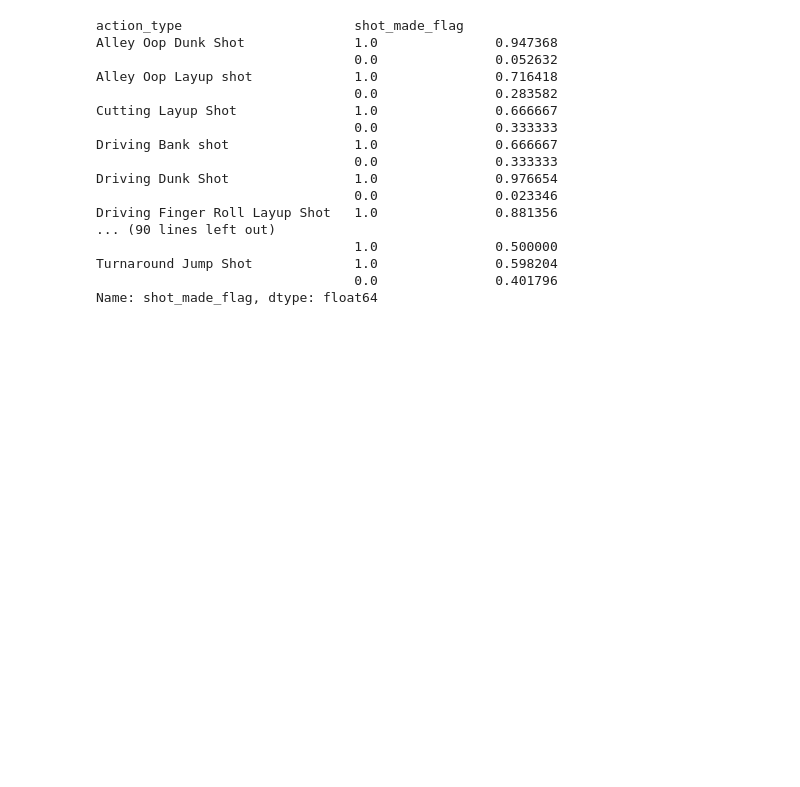
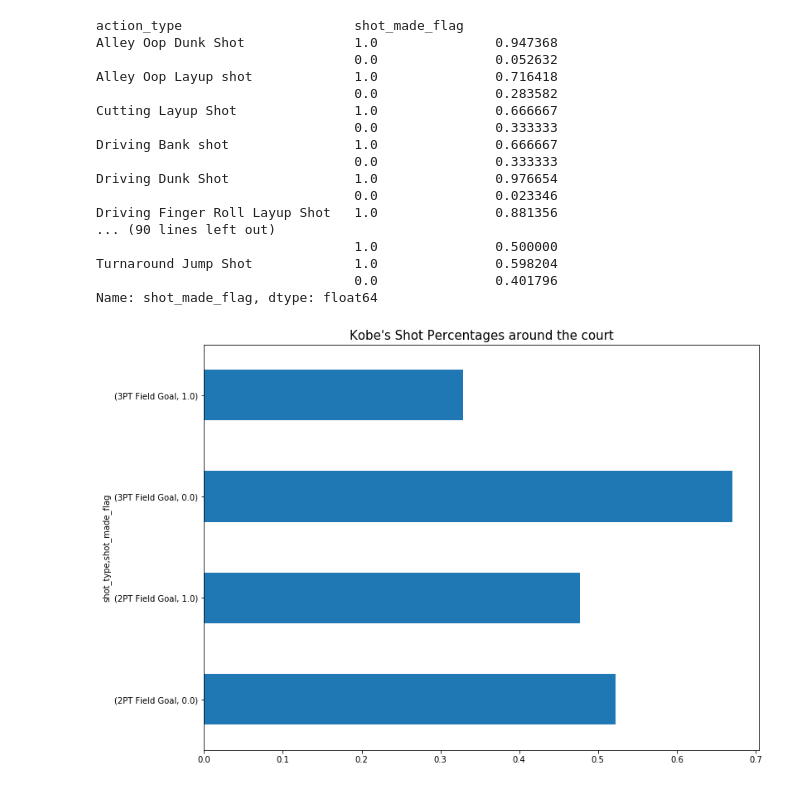
Before and after one commit to laternader/RIP24and2, a Jupyter notebook: kobe-EDA.ipynb, the cells around one changed output. Saved outputs shown, nothing was run; the diff lists cells and outputs as text; code cells hidden in the pictures; blank space fills up the shorter version.

Commit message:
finish more graphs

```diff
--- a/kobe-EDA.ipynb
+++ b/kobe-EDA.ipynb
@@ -137,3 +137,9 @@ Driving Finger Roll Layup Shot   1.0               0.881356
 Turnaround Jump Shot             1.0               0.598204
                                  0.0               0.401796
 Name: shot_made_flag, dtype: float64
+# %%
+plt.figure(figsize=(12,9))
+train.groupby('shot_type')['shot_made_flag'].value_counts(normalize=True).plot(kind='barh')
+plt.title('Kobe\'s Shot Percentages around the court',size=15);
+# %% [output]
+[figure, added]
```
Also changed, not shown: parts of 2 cells of this notebook.
